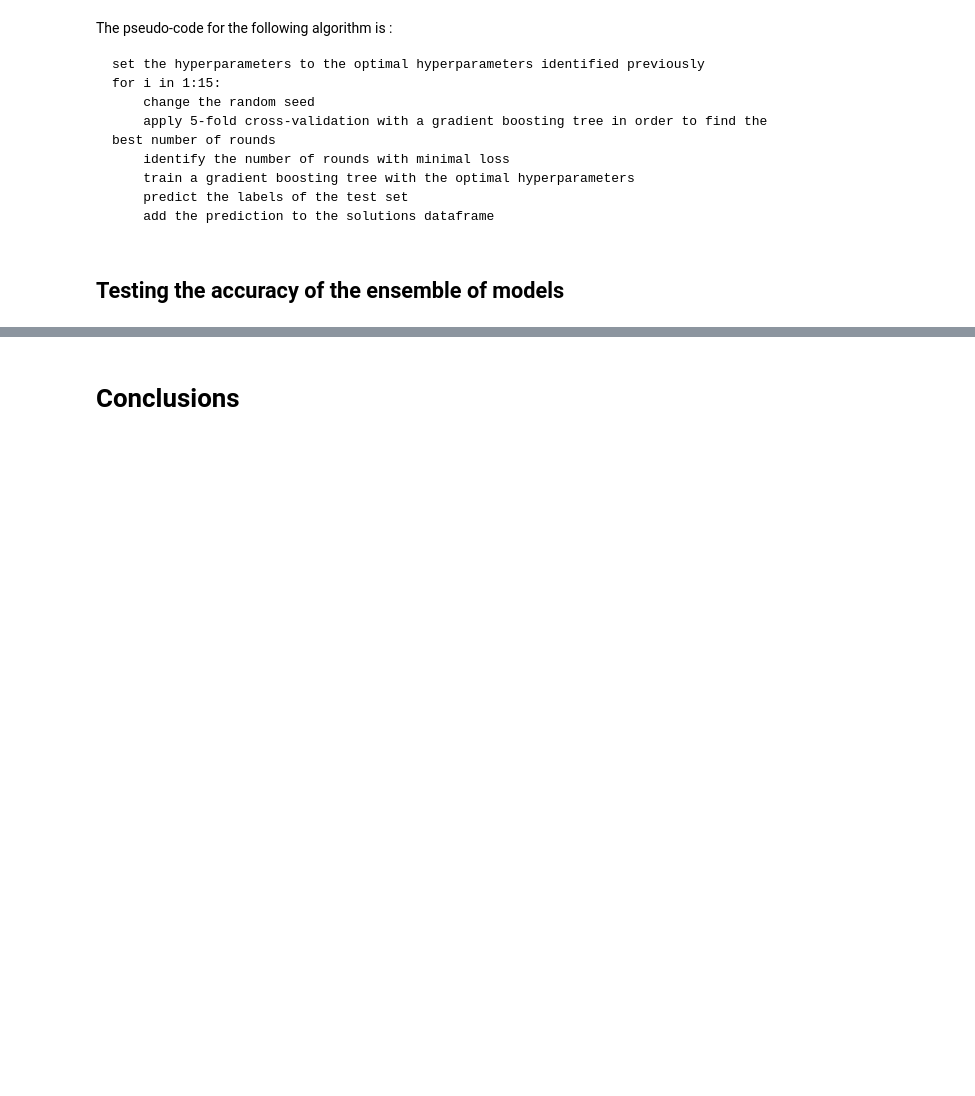
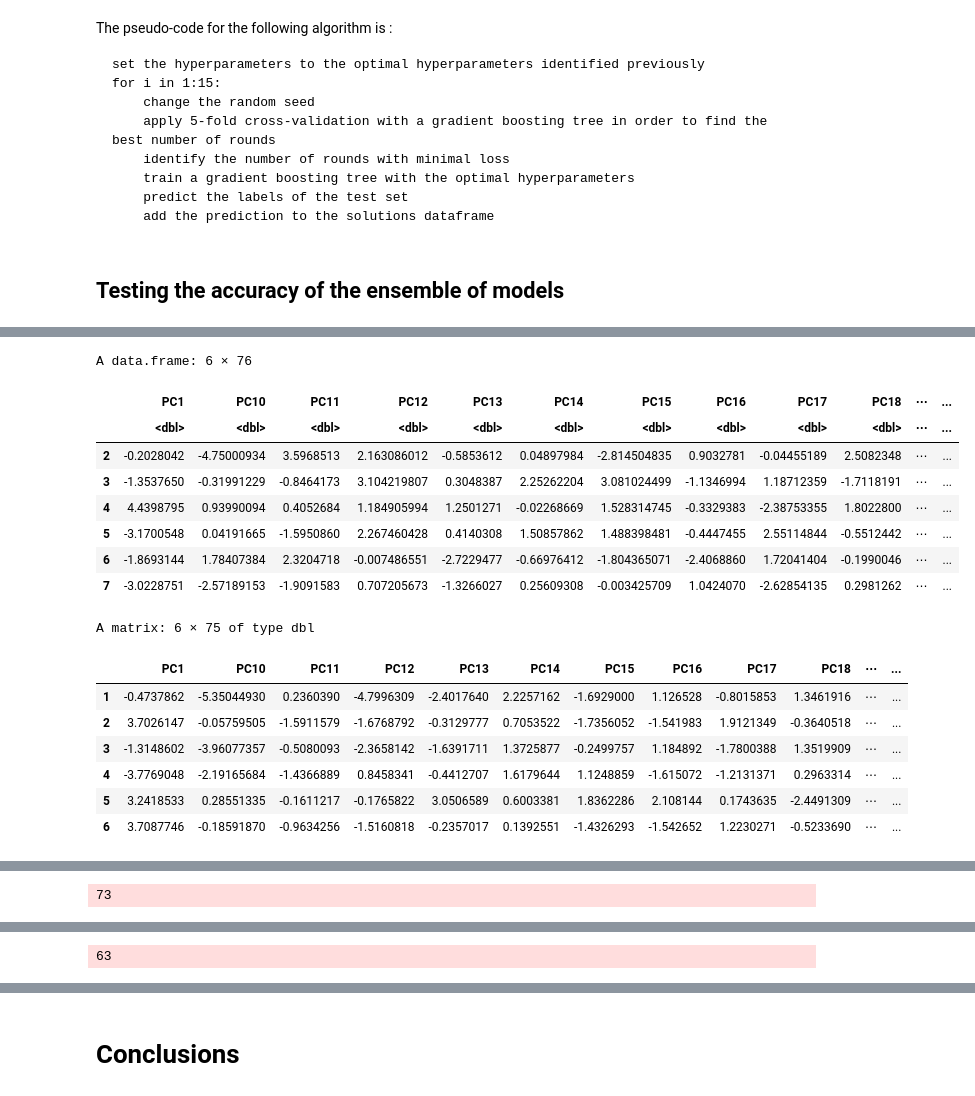
Before and after one commit to miromatagne/Driven-Data-Competition, a Jupyter notebook: ReportTemplate.ipynb, the cells around one changed output, grey strips where cells are left out. Drawn from its saved outputs; the diff is of its cells as text; code cells hidden in the pictures; blank space fills up the shorter version.

```diff
--- a/ReportTemplate.ipynb
+++ b/ReportTemplate.ipynb
@@ -915,7 +918,7 @@ apply_mrmr_numerical <- function(df) {
 }
 # %%
 get_k_mrmr_variables <- function(df,k) {
-    sorted_features <- apply_mrmr_numerical(df[,1:ncol(df)])
+    sorted_features <- apply_mrmr_numerical(df[,1:ncol(df)],k=100)
     df <- df[,sorted_features[1:k]]
     return(df)
 }
@@ -2597,19 +2809,27 @@ ensemble_gradient_boost <- function(train_data,test_data,param) {
 }
 # %%
 get_predictions <- function(solutions) {
+#Converts the solutions returned by the ensemble learning procedure into correclty
+#formatted predictions. A majority vote is applied for each sample in order to
+#yield a prediction.
+#
+# param solutions : dataframe containing the prediction of all the models of the
+#                   ensemble of models
+# return : the predictions obtained by majority vote
+
+    #For each sample, count the number of votes for each class
     count_1 <- rowSums(subset(solutions,select=-(nb)) == 1)
     count_2 <- rowSums(subset(solutions,select=-(nb)) == 2)
     count_3 <- rowSums(subset(solutions,select=-(nb)) == 3)
     counts <- cbind(count_1,count_2,count_3)
-    head(counts,10)
 
     prediction <- c()
+    #Keep the most represented class for each sample
     for(i in 1:nrow(test_data)) {
         prediction[i] <- which.max(counts[i,])
     }
     prediction <- as.data.frame(prediction)
     prediction$prediction <- as.factor(prediction$prediction)
-    head(prediction,10)
     return(prediction)
 }
 # %% [markdown]
@@ -2647,0 +3145,6 @@ caret::confusionMatrix(factor(as.numeric(test_data[,ncol(test_data)])),predictio
+# %%
+submit_results <- function(prediction) {
+    pred <- ifelse(prediction$prediction == 1,"functional",ifelse(prediction$prediction == 2, "functional needs repair", "non functional"))
+    res <- cbind("id"=eval_data$id,"status_group"=as.character(pred))
+    write.csv(res,"submission.csv",row.names=FALSE)
+}
@@ -2705,0 +3343,41 @@ A data.table: 100 × 4
+# %%
+submit_pca <- function() {
+    param <- list(objective = "multi:softprob",
+                eval_metric = "merror",
+                num_class = 3,
+                max_depth = 11,
+                eta = 0.128285527412547,
+                gamma = 0.0288312798831612,
+                subsample = 0.757424440677278,
+                colsample_bytree = 0.762188565917313,
+                min_child_weight = 13,
+                max_delta_step = 7
+            )
+
+    best_k <- 75
+
+    df <- merge(X,Y)
+    df <- preprocess_basic_training(df)
+    df_no_status <- subset(df,select=-c(status_group))
+    df <- cbind(df_no_status,subset(df,select=c(status_group)))
+    X_pca <- pca(df)
+    save(X_pca, file = "X_pca.Rdata")
+    X_pca <- predict(X_pca,newdata=subset(df,select=-c(status_group)))
+    X_pca <- cbind(X_pca[,1:best_k],subset(df,select = c(status_group)))
+    X_pca <- X_pca[,order(names(X_pca))]
+    write(colnames(subset(df,select=-c(status_group))),"features.txt")
+
+    train_data <- X_pca
+    test_data <- preprocess_test(eval_data,FALSE)
+    load(file = "X_pca.Rdata")
+    df_no_status <- pca_select(test_data,X_pca,best_k)
+    test_data <- df_no_status[,order(colnames(df_no_status))]
+
+    head(train_data)
+    head(test_data)
+
+    solutions <- ensemble_gradient_boost(train_data,test_data,param)
+    prediction <- get_predictions(solutions)
+    submit_results(prediction)
+}
+# %% [output]
@@ -2705,0 +3401,17 @@ A data.table: 100 × 4
+A data.frame: 6 × 76
+|  | PC1 | PC10 | PC11 | PC12 | PC13 | PC14 | PC15 | PC16 | PC17 | PC18 | ⋯ | ... |
+|  | <dbl> | <dbl> | <dbl> | <dbl> | <dbl> | <dbl> | <dbl> | <dbl> | <dbl> | <dbl> | ⋯ | ... |
+| 2 | -0.2028042 | -4.75000934 | 3.5968513 | 2.163086012 | -0.5853612 | 0.04897984 | -2.814504835 | 0.9032781 | -0.04455189 | 2.5082348 | ⋯ | ... |
+| 3 | -1.3537650 | -0.31991229 | -0.8464173 | 3.104219807 | 0.3048387 | 2.25262204 | 3.081024499 | -1.1346994 | 1.18712359 | -1.7118191 | ⋯ | ... |
+| 4 | 4.4398795 | 0.93990094 | 0.4052684 | 1.184905994 | 1.2501271 | -0.02268669 | 1.528314745 | -0.3329383 | -2.38753355 | 1.8022800 | ⋯ | ... |
+| 5 | -3.1700548 | 0.04191665 | -1.5950860 | 2.267460428 | 0.4140308 | 1.50857862 | 1.488398481 | -0.4447455 | 2.55114844 | -0.5512442 | ⋯ | ... |
+| 6 | -1.8693144 | 1.78407384 | 2.3204718 | -0.007486551 | -2.7229477 | -0.66976412 | -1.804365071 | -2.4068860 | 1.72041404 | -0.1990046 | ⋯ | ... |
+| 7 | -3.0228751 | -2.57189153 | -1.9091583 | 0.707205673 | -1.3266027 | 0.25609308 | -0.003425709 | 1.0424070 | -2.62854135 | 0.2981262 | ⋯ | ... |
+A matrix: 6 × 75 of type dbl
+|  | PC1 | PC10 | PC11 | PC12 | PC13 | PC14 | PC15 | PC16 | PC17 | PC18 | ⋯ | ... |
+| 1 | -0.4737862 | -5.35044930 | 0.2360390 | -4.7996309 | -2.4017640 | 2.2257162 | -1.6929000 | 1.126528 | -0.8015853 | 1.3461916 | ⋯ | ... |
+| 2 | 3.7026147 | -0.05759505 | -1.5911579 | -1.6768792 | -0.3129777 | 0.7053522 | -1.7356052 | -1.541983 | 1.9121349 | -0.3640518 | ⋯ | ... |
+| 3 | -1.3148602 | -3.96077357 | -0.5080093 | -2.3658142 | -1.6391711 | 1.3725877 | -0.2499757 | 1.184892 | -1.7800388 | 1.3519909 | ⋯ | ... |
+| 4 | -3.7769048 | -2.19165684 | -1.4366889 | 0.8458341 | -0.4412707 | 1.6179644 | 1.1248859 | -1.615072 | -1.2131371 | 0.2963314 | ⋯ | ... |
+| 5 | 3.2418533 | 0.28551335 | -0.1611217 | -0.1765822 | 3.0506589 | 0.6003381 | 1.8362286 | 2.108144 | 0.1743635 | -2.4491309 | ⋯ | ... |
+| 6 | 3.7087746 | -0.18591870 | -0.9634256 | -1.5160818 | -0.2357017 | 0.1392551 | -1.4326293 | -1.542652 | 1.2230271 | -0.5233690 | ⋯ | ... |
@@ -2705,0 +3435 @@ A data.table: 100 × 4
+73
@@ -2705,0 +3453 @@ A data.table: 100 × 4
+63
```
Also changed, not shown: parts of 51 cells of this notebook, 3 other files.
